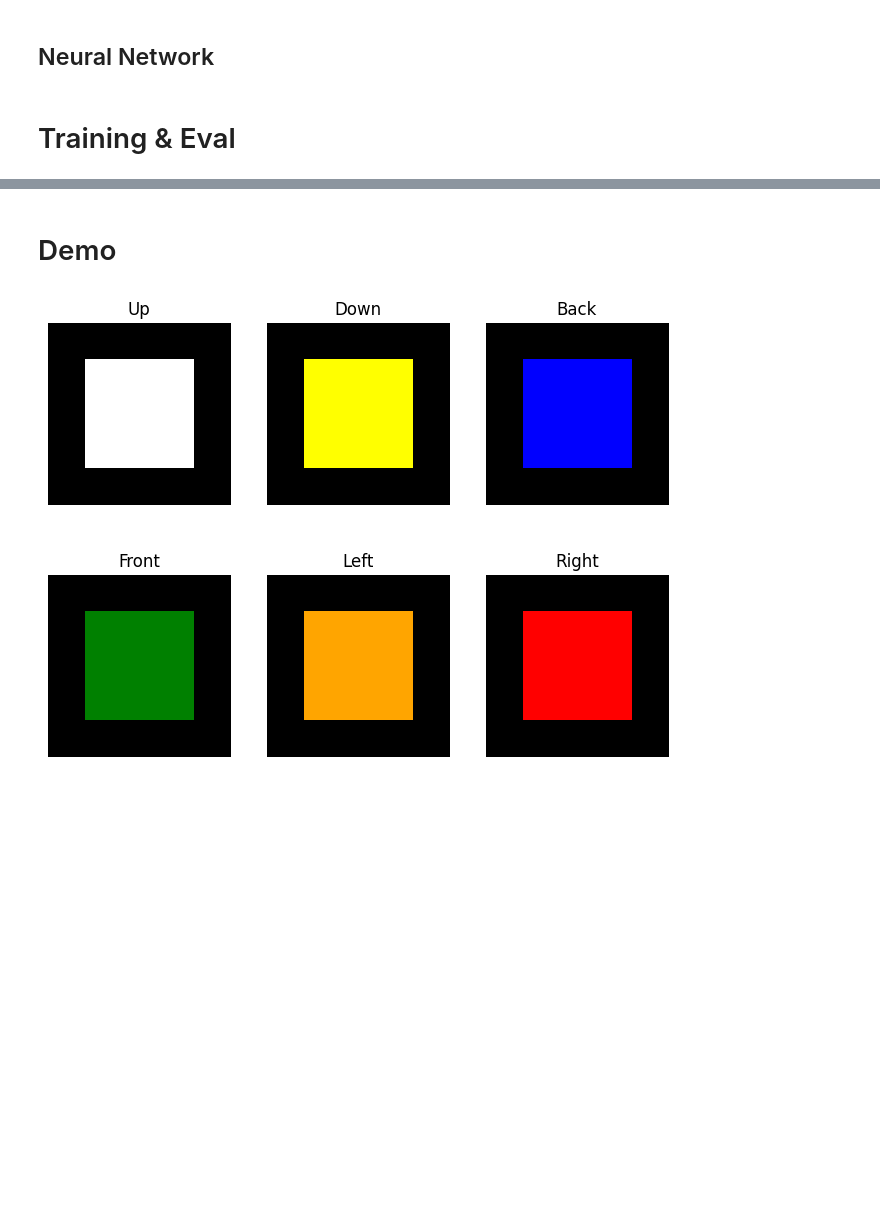
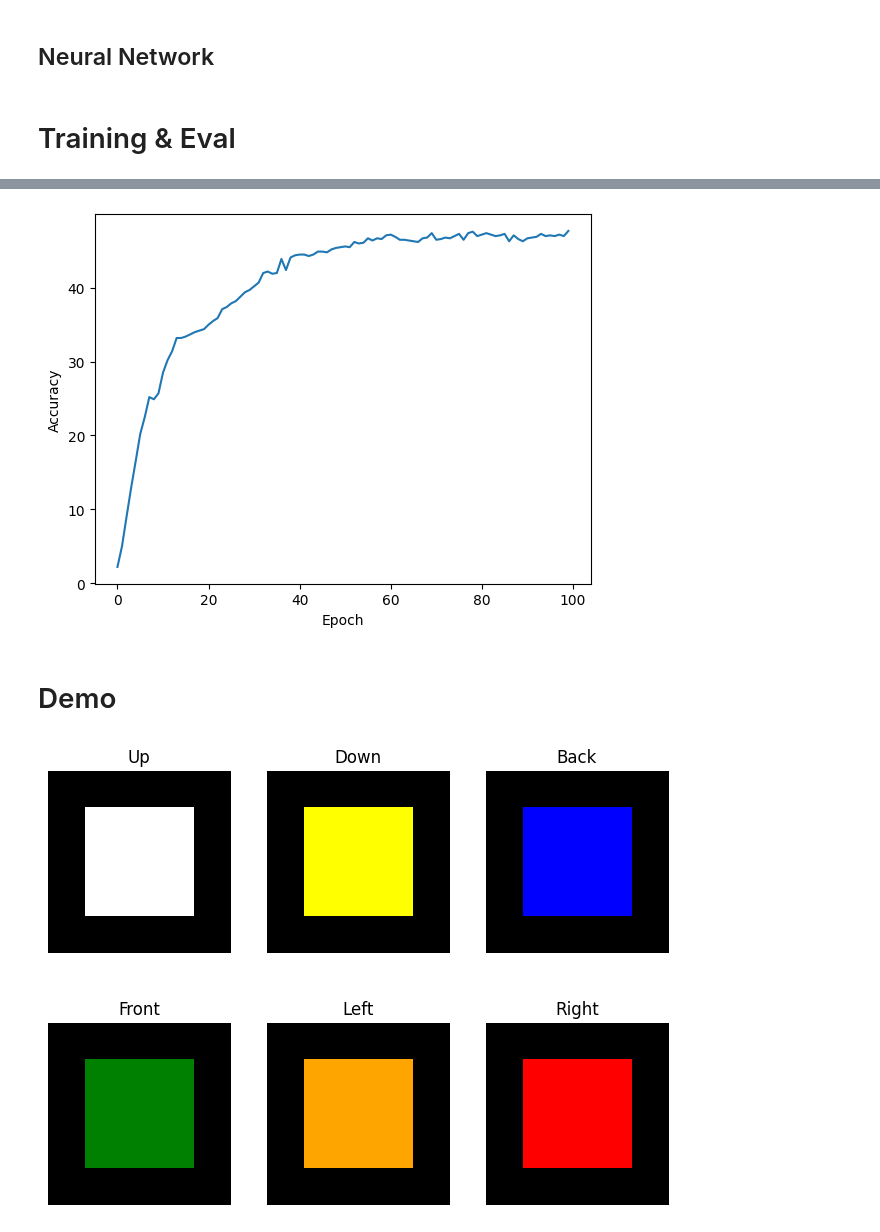
Before and after one commit to kvnjthms/rubiks, a Jupyter notebook: rubiks.ipynb, the cells around one changed output, grey strips where cells are left out. Drawn from its saved outputs; the diff is of its cells as text; code cells hidden in the pictures; blank space fills up the shorter version.

```diff
--- a/rubiks.ipynb
+++ b/rubiks.ipynb
@@ -273,0 +281,81 @@ def display_cube(cube):
+# %%
+rot_dims = {
+    'x': (2, 3),
+    'y': (2, 4),
+}
+
+def rotate_3d_kernel(kernel, orientation_idx):
+    """
+    Produces 6 orientations for kernel (out_ch, in_ch, D, H, W).
+    orientation_idx ∈ [0..5] => 6 'face-up' transforms
+    """
+    # (axis, k) for each of the 6 ways to put a face 'up'
+    face_up_options = [
+        (None, 0),   # identity
+        ('x', 1),
+        ('x', 2),
+        ('x', 3),
+        ('y', 1),
+        ('y', 3),
+    ]
+    if orientation_idx == 0:
+        return kernel
+
+    axis, k = face_up_options[orientation_idx]
+    return torch.rot90(kernel, k=k, dims=rot_dims[axis])
+
+
+class GroupConv3D(nn.Module):
+    def __init__(self, in_channels, out_channels, num_orientations=6):
+        super().__init__()
+        self.in_channels = in_channels
+        self.out_channels = out_channels
+        self.num_orientations = num_orientations
+
+        # Base kernel: shape (out_channels, in_channels, D, H, W)
+        self.weight = nn.Parameter(torch.randn(out_channels, in_channels, 3, 3, 3) * 0.1)
+
+    def forward(self, x):
+        # x shape: (batch_size, in_channels, D, H, W)
+
+        conv_outputs = []
+        for orientation in range(self.num_orientations):
+            # 1) Rotate the base kernel
+            w = rotate_3d_kernel(self.weight, orientation)
+
+            # 2) Standard 3D convolution with rotated kernel
+            output = F.conv3d(x, w, stride=1, padding=1)
+            conv_outputs.append(output)
+
+        # 3) Sum (or average) across all oriented conv results
+        # shape of each conv_g: (batch_size, out_channels, D_out, H_out, W_out)
+        stacked = torch.stack(conv_outputs, dim=0)  # (num_orientations, batch, out_ch, D_out, H_out, W_out)
+        return stacked.sum(dim=0)  # (batch, out_channels, D_out, H_out, W_out)
+
+
+
+class RubiksSolverGCNN(RubiksSolverNetwork):
+    def __init__(self, train_dataset, eval_dataset):
+        super().__init__(train_dataset, eval_dataset)
+
+        # Define a group-invariant conv layer
+        self.conv1 = GroupConv3D(in_channels=1, out_channels=16)  # 16 output channels
+
+# Instantiate the neural network
+net = RubiksSolverGCNN(train_dataset, eval_dataset)
+
+import matplotlib.pyplot as plt
+
+eval_accuracies = []
+for epoch in range(NUM_EPOCHS):
+  print("Epoch", epoch)
+  net.train()
+  acc = net.eval()
+  eval_accuracies.append(acc)
+
+# plot accuracies
+plt.plot(eval_accuracies)
+plt.xlabel("Epoch")
+plt.ylabel("Accuracy")
+plt.show()
+# %% [output]
@@ -274,3 +379,4 @@ def display_cube(cube):
+[figure, added]
 # %% [markdown]
 # Demo
 # %%
```
Also changed, not shown: parts of 7 cells of this notebook.
